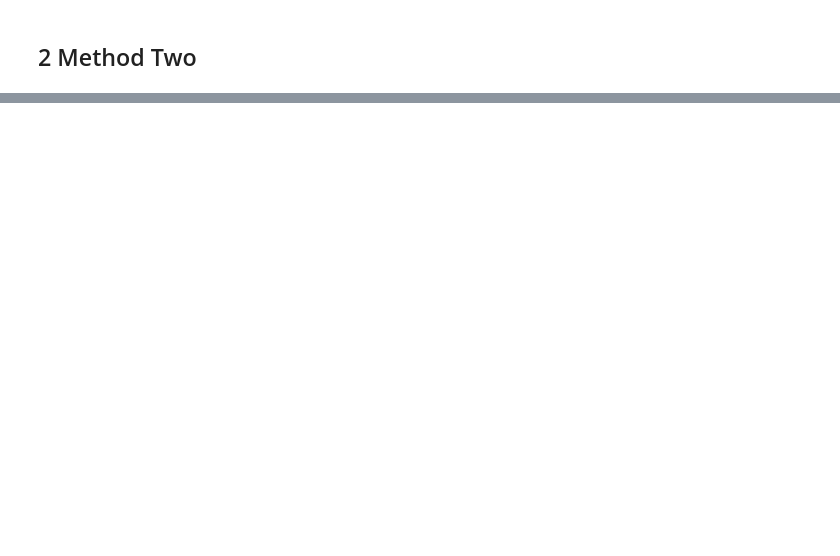
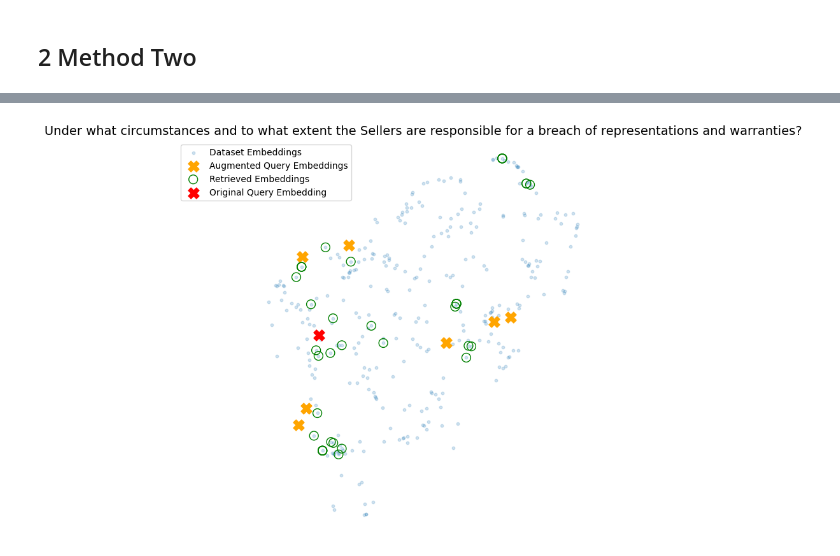
Before and after one commit to derejehinsermu/contract-advisor-rag, a Jupyter notebook: notebooks/Visualize_qa_evaluate_advance_rag_pipeline.ipynb, the cells around one changed output, grey strips where cells are left out. Cells and saved outputs as stored; diff of their text form; code cells hidden in the pictures; blank space fills up the shorter version.

```diff
--- a/notebooks/Visualize_qa_evaluate_advance_rag_pipeline.ipynb
+++ b/notebooks/Visualize_qa_evaluate_advance_rag_pipeline.ipynb
@@ -256,0 +333,16 @@ llm_response['result']
+# %%
+
+# Plot the projected queries and retrieved documents in the embedding space
+plt.figure(figsize=(10, 8))
+plt.scatter(projected_dataset_embeddings[:, 0], projected_dataset_embeddings[:, 1], s=10, alpha=0.2, label='Dataset Embeddings')
+plt.scatter(project_augmented_queries[:, 0], project_augmented_queries[:, 1], s=150, marker='X', color='orange', label='Augmented Query Embeddings')
+plt.scatter(projected_result_embeddings[:, 0], projected_result_embeddings[:, 1], s=100, facecolors='none', edgecolors='g', label='Retrieved Embeddings')
+plt.scatter(project_original_query[:, 0], project_original_query[:, 1], s=150, marker='X', color='r', label='Original Query Embedding')
+
+plt.gca().set_aspect('equal', 'datalim')
+plt.title(f'{original_query}', fontsize=14)
+plt.legend()
+plt.axis('off')
+plt.show()
+# %% [output]
+[figure, added]
```
Also changed, not shown: parts of 24 cells of this notebook.
